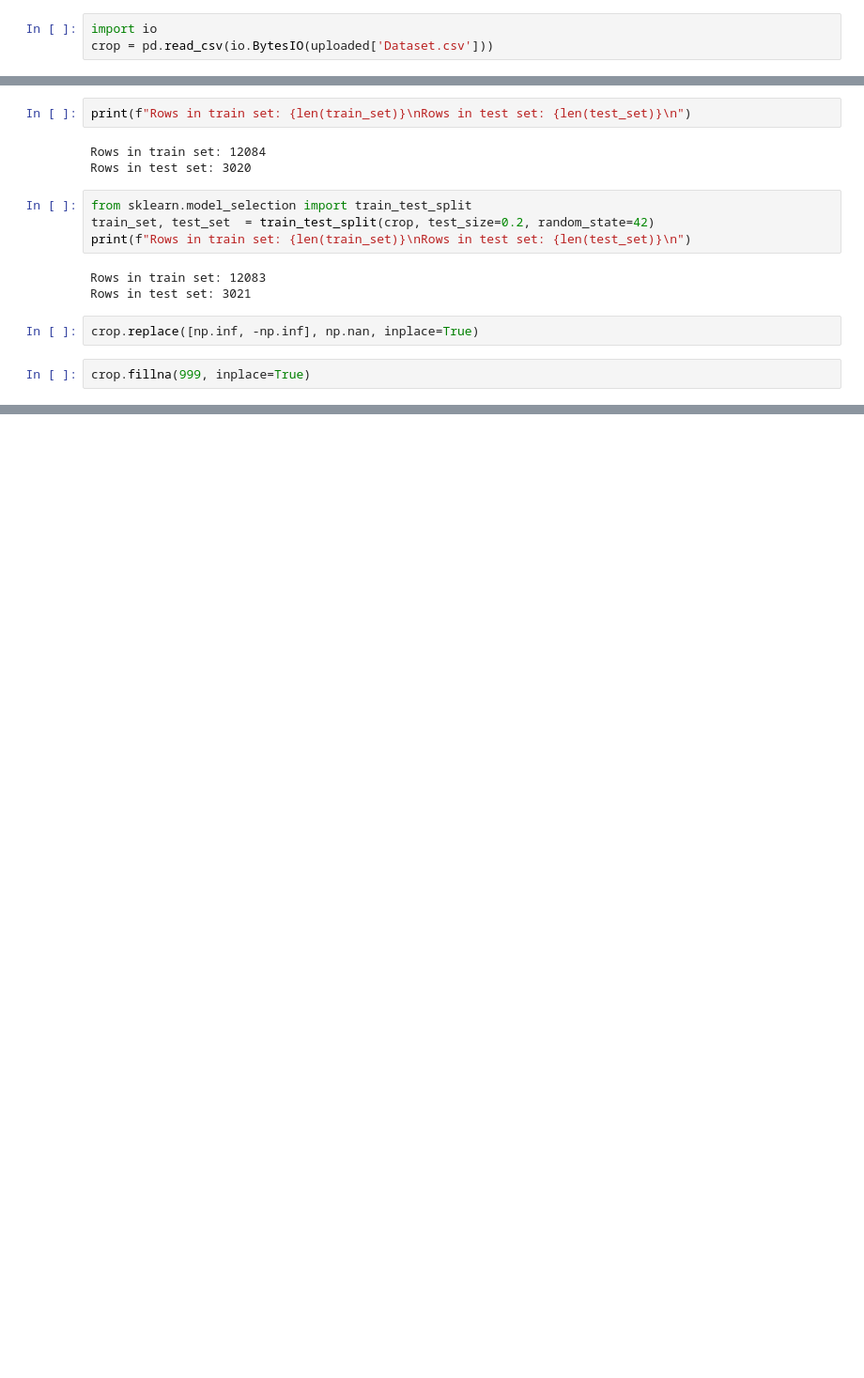
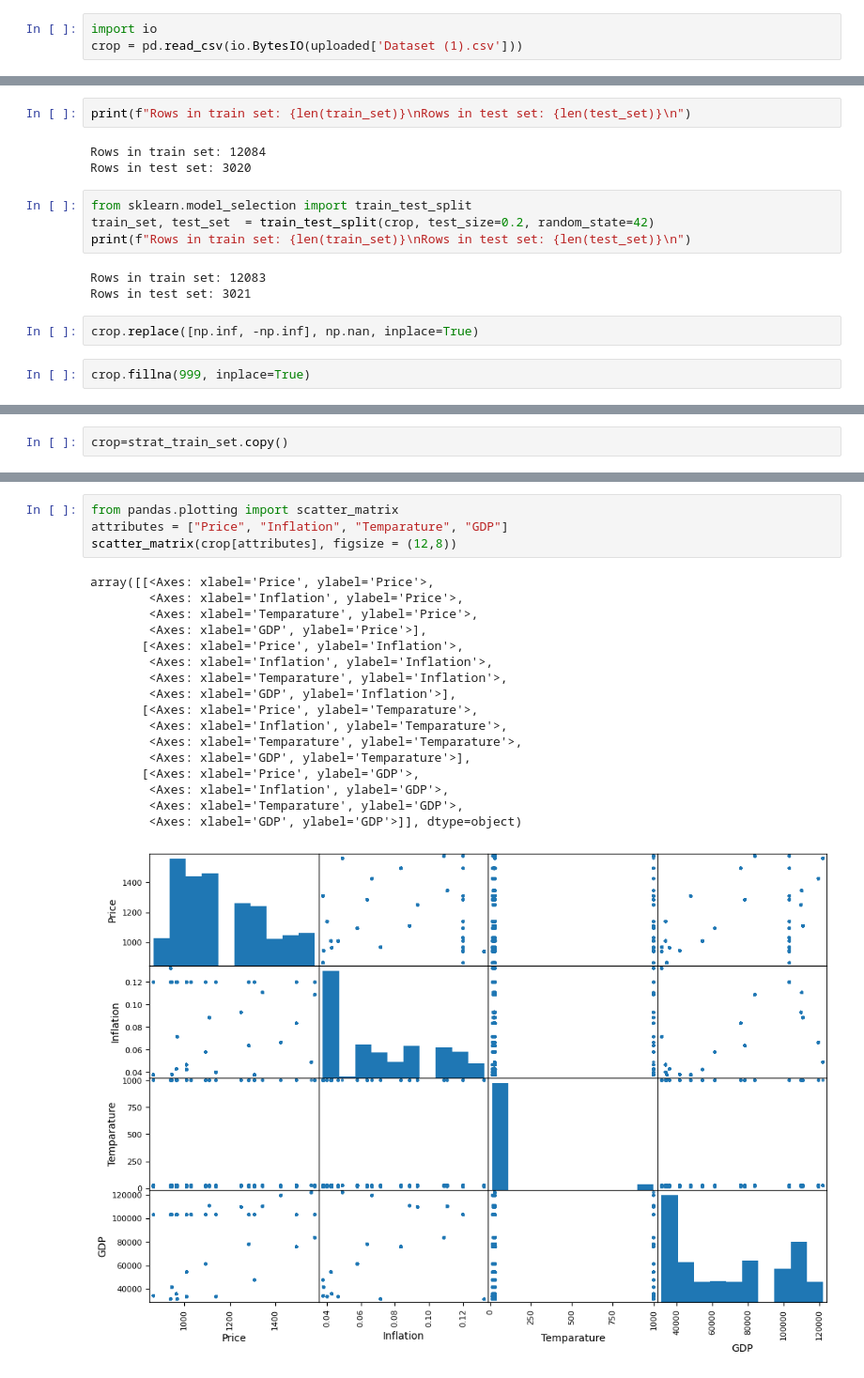
Before and after one commit to AbhiramChandra111/CROP-PRICE-PREDICTION, a Jupyter notebook: MINI_PROJECT.ipynb, the cells around one changed output, grey strips where cells are left out. Shown: that part at 94% size. Saved outputs shown, nothing was run; the diff lists cells and outputs as text; blank space fills up the shorter version.

```diff
--- a/MINI_PROJECT.ipynb
+++ b/MINI_PROJECT.ipynb
@@ -12,6 +12,6 @@ Saving Dataset.csv to Dataset.csv
 # %%
 import io
-crop = pd.read_csv(io.BytesIO(uploaded['Dataset.csv']))
+crop = pd.read_csv(io.BytesIO(uploaded['Dataset (1).csv']))
 # %%
 crop.head()
 # %% [output]
@@ -163,0 +165,2 @@ dtype: int64
+# %%
+crop=strat_train_set.copy()
@@ -163,0 +181,22 @@ dtype: int64
+# %%
+from pandas.plotting import scatter_matrix
+attributes = ["Price", "Inflation", "Temparature", "GDP"]
+scatter_matrix(crop[attributes], figsize = (12,8))
+# %% [output]
+array([[<Axes: xlabel='Price', ylabel='Price'>,
+        <Axes: xlabel='Inflation', ylabel='Price'>,
+        <Axes: xlabel='Temparature', ylabel='Price'>,
+        <Axes: xlabel='GDP', ylabel='Price'>],
+       [<Axes: xlabel='Price', ylabel='Inflation'>,
+        <Axes: xlabel='Inflation', ylabel='Inflation'>,
+        <Axes: xlabel='Temparature', ylabel='Inflation'>,
+        <Axes: xlabel='GDP', ylabel='Inflation'>],
+       [<Axes: xlabel='Price', ylabel='Temparature'>,
+        <Axes: xlabel='Inflation', ylabel='Temparature'>,
+        <Axes: xlabel='Temparature', ylabel='Temparature'>,
+        <Axes: xlabel='GDP', ylabel='Temparature'>],
+       [<Axes: xlabel='Price', ylabel='GDP'>,
+        <Axes: xlabel='Inflation', ylabel='GDP'>,
+        <Axes: xlabel='Temparature', ylabel='GDP'>,
+        <Axes: xlabel='GDP', ylabel='GDP'>]], dtype=object)
+[figure, added]
```
Also changed, not shown: parts of 6 cells of this notebook.
